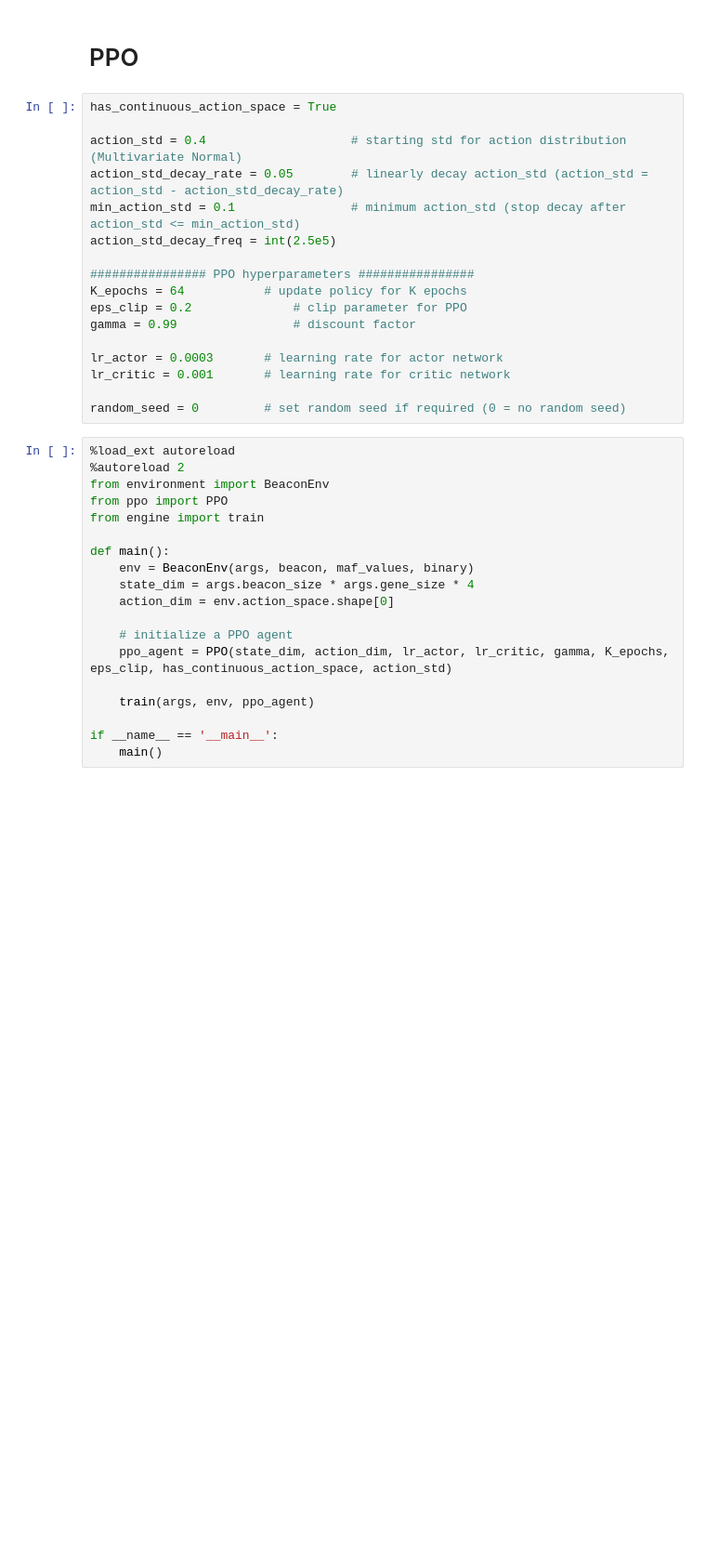
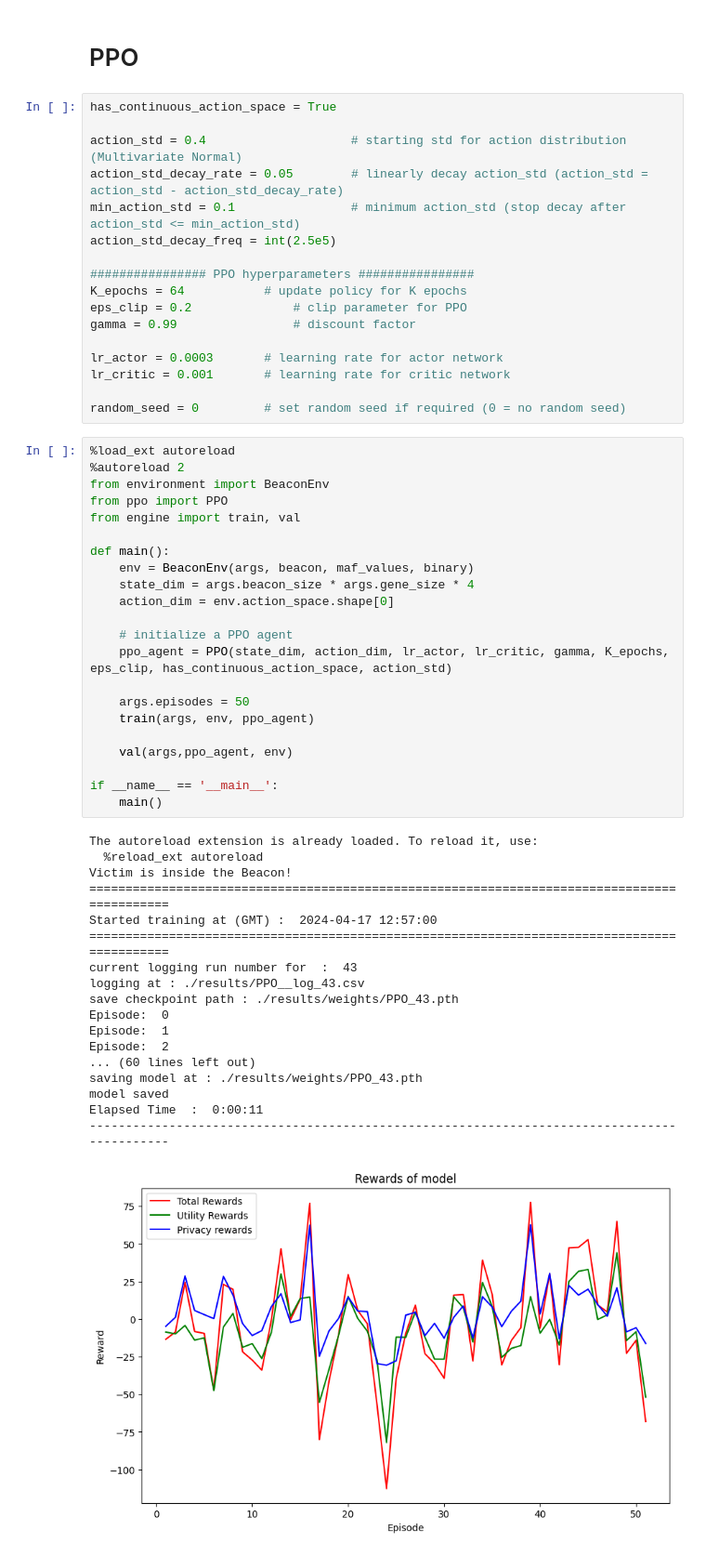
Before and after one commit to ciceklab/beacon-defense-strategies, a Jupyter notebook: main.ipynb, the cells around one changed output. Shown at 93% size. Cells and saved outputs as stored; diff of their text form; blank space fills up the shorter version.

```diff
--- a/main.ipynb
+++ b/main.ipynb
@@ -111,19 +117,41 @@ random_seed = 0         # set random seed if required (0 = no random seed)
 # %%
 %load_ext autoreload
 %autoreload 2
 from environment import BeaconEnv
 from ppo import PPO
-from engine import train
+from engine import train, val
 
 def main():
     env = BeaconEnv(args, beacon, maf_values, binary)
     state_dim = args.beacon_size * args.gene_size * 4
     action_dim = env.action_space.shape[0]
 
     # initialize a PPO agent
     ppo_agent = PPO(state_dim, action_dim, lr_actor, lr_critic, gamma, K_epochs, eps_clip, has_continuous_action_space, action_std)
 
+    args.episodes = 50
     train(args, env, ppo_agent)
+
+    val(args,ppo_agent, env)
 
 if __name__ == '__main__':
     main()
+# %% [output]
+The autoreload extension is already loaded. To reload it, use:
+  %reload_ext autoreload
+Victim is inside the Beacon!
+============================================================================================
+Started training at (GMT) :  2024-04-17 12:57:00
+============================================================================================
+current logging run number for  :  43
+logging at : ./results/PPO__log_43.csv
+save checkpoint path : ./results/weights/PPO_43.pth
+Episode:  0
+Episode:  1
+Episode:  2
+... (60 lines left out)
+saving model at : ./results/weights/PPO_43.pth
+model saved
+Elapsed Time  :  0:00:11
+--------------------------------------------------------------------------------------------
+[figure, added]
```
Also changed, not shown: parts of 5 cells of this notebook, 2 other files.
